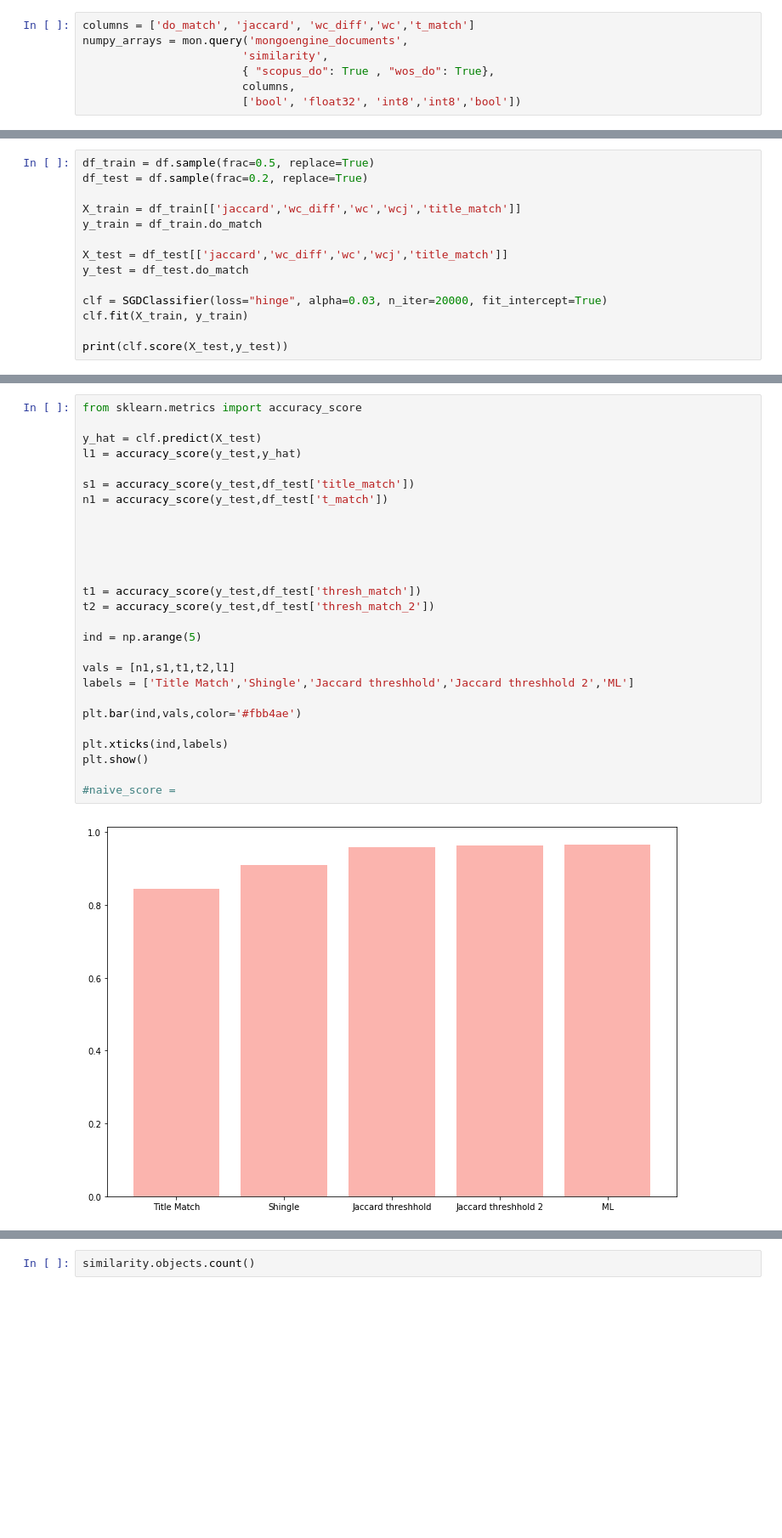
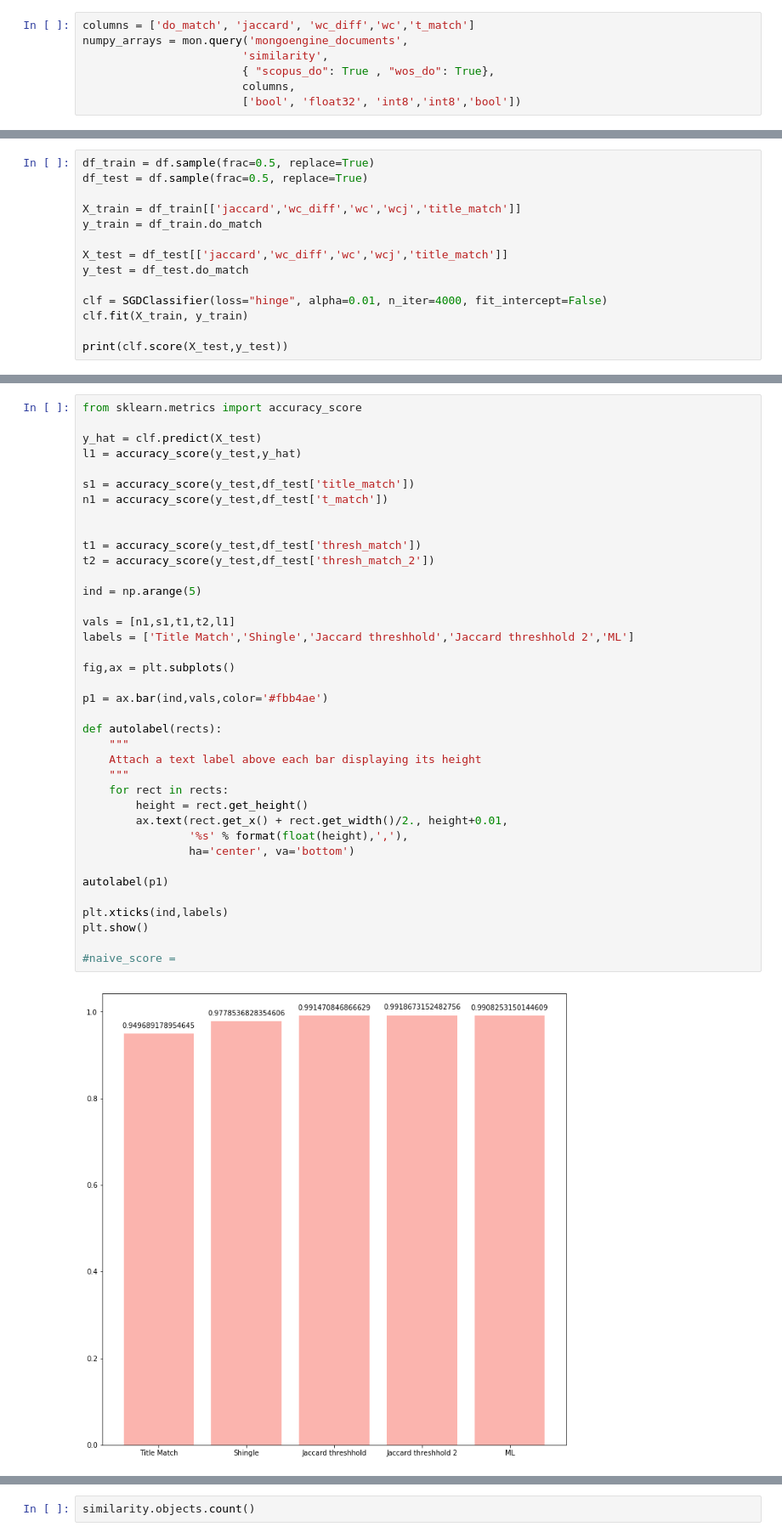
Before and after one commit to mcallaghan/big_literature, a Jupyter notebook: py/matches.ipynb, the cells around one changed output, grey strips where cells are left out. Shown at 85% size. Drawn from its saved outputs; the diff is of its cells as text; blank space fills up the shorter version.

```diff
--- a/py/matches.ipynb
+++ b/py/matches.ipynb
@@ -211,6 +223,6 @@ print(clf.score(X,y))
 # %%
 df_train = df.sample(frac=0.5, replace=True)
-df_test = df.sample(frac=0.2, replace=True)
+df_test = df.sample(frac=0.5, replace=True)
 
 X_train = df_train[['jaccard','wc_diff','wc','wcj','title_match']]
 y_train = df_train.do_match
@@ -218,7 +230,7 @@ y_train = df_train.do_match
 X_test = df_test[['jaccard','wc_diff','wc','wcj','title_match']]
 y_test = df_test.do_match
 
-clf = SGDClassifier(loss="hinge", alpha=0.03, n_iter=20000, fit_intercept=True)
+clf = SGDClassifier(loss="hinge", alpha=0.01, n_iter=4000, fit_intercept=False)
 clf.fit(X_train, y_train)
 
 print(clf.score(X_test,y_test))
@@ -227,32 +239,43 @@ print(clf.score(X_test,y_test))
 # %%
 from sklearn.metrics import accuracy_score
 
 y_hat = clf.predict(X_test)
 l1 = accuracy_score(y_test,y_hat)
 
 s1 = accuracy_score(y_test,df_test['title_match'])
 n1 = accuracy_score(y_test,df_test['t_match'])
 
 
-
-
-
 t1 = accuracy_score(y_test,df_test['thresh_match'])
 t2 = accuracy_score(y_test,df_test['thresh_match_2'])
 
 ind = np.arange(5)
 
 vals = [n1,s1,t1,t2,l1]
 labels = ['Title Match','Shingle','Jaccard threshhold','Jaccard threshhold 2','ML']
 
-plt.bar(ind,vals,color='#fbb4ae')
+fig,ax = plt.subplots()
+
+p1 = ax.bar(ind,vals,color='#fbb4ae')
+
+def autolabel(rects):
+    """
+    Attach a text label above each bar displaying its height
+    """
+    for rect in rects:
+        height = rect.get_height()
+        ax.text(rect.get_x() + rect.get_width()/2., height+0.01,
+                '%s' % format(float(height),','),
+                ha='center', va='bottom')
+
+autolabel(p1)
 
 plt.xticks(ind,labels)
 plt.show()
 
 #naive_score =
 # %% [output]
-[figure, old version]
+[figure, new version]
 # %%
 coefs = clf.coef_
 
```
Also changed, not shown: parts of 18 cells of this notebook, 4 other files.
